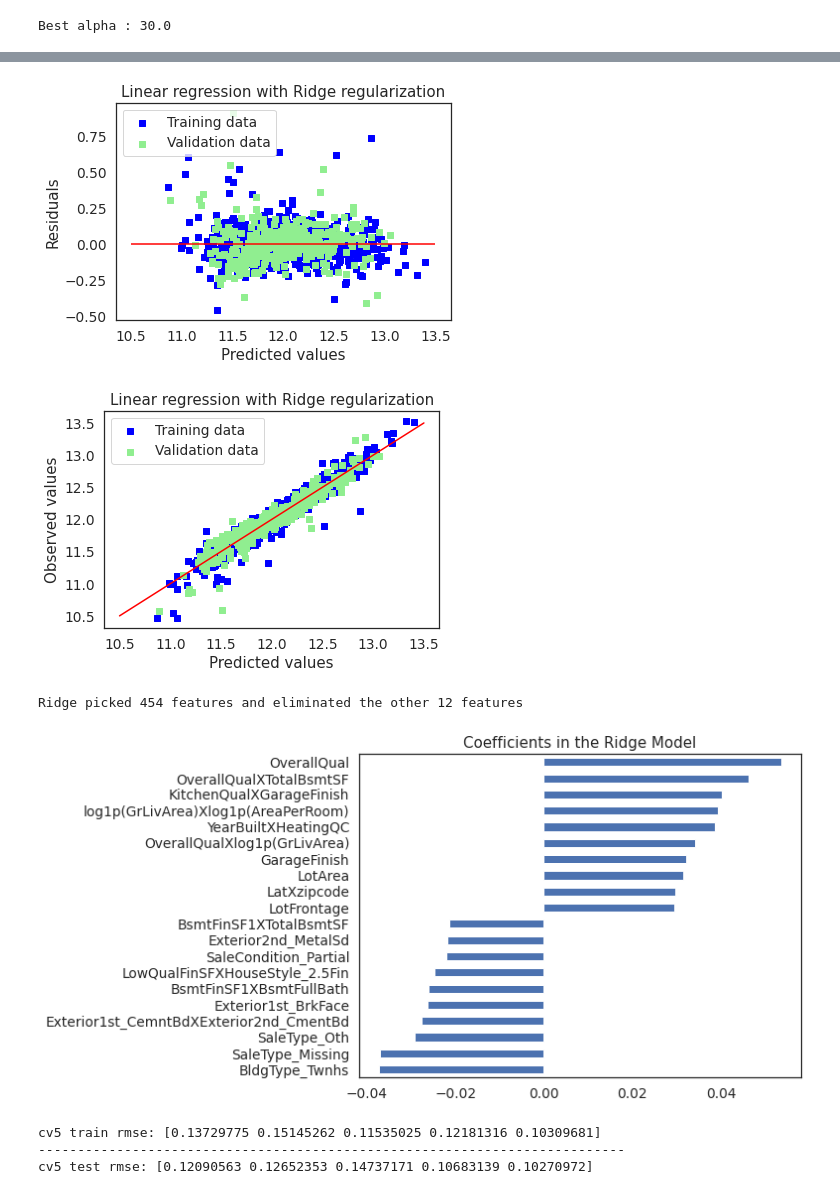
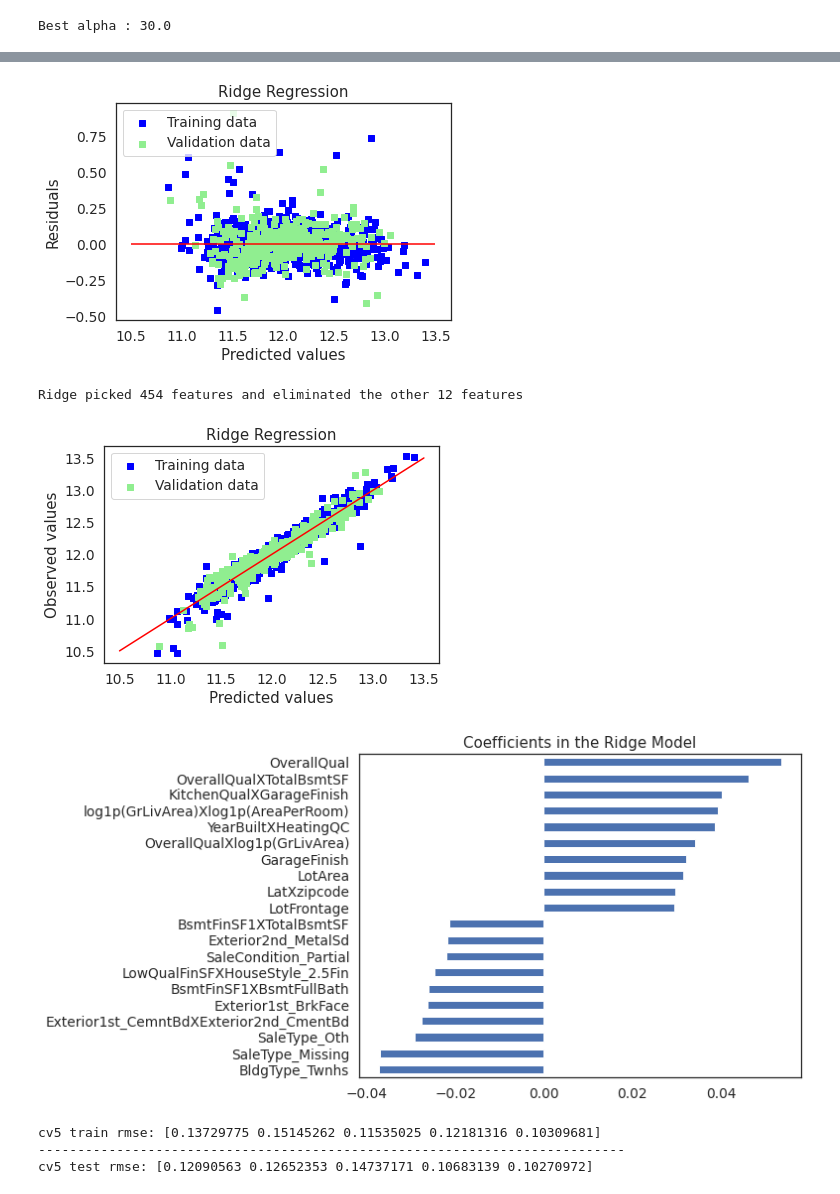
Before and after one commit to limbachia/House-Price-Prediction, a Jupyter notebook: 03-model-building.ipynb, the cells around one changed output, grey strips where cells are left out. Cells and saved outputs as stored; diff of their text form; code cells hidden in the pictures.

```diff
--- a/03-model-building.ipynb
+++ b/03-model-building.ipynb
@@ -233,39 +252,20 @@ RMSE orig price: 21875.029768416825
 # %%
-y_train_rdg = ridge.predict(X_train_preproc)
-y_test_rdg = ridge.predict(X_test_preproc)
-
-# Plot residuals
-plt.scatter(y_train_rdg, y_train_rdg - y_train, c = "blue", marker = "s", label = "Training data")
-plt.scatter(y_test_rdg, y_test_rdg - y_test, c = "lightgreen", marker = "s", label = "Validation data")
-plt.title("Linear regression with Ridge regularization")
-plt.xlabel("Predicted values")
-plt.ylabel("Residuals")
-plt.legend(loc = "upper left")
-plt.hlines(y = 0, xmin = 10.5, xmax = 13.5, color = "red")
-plt.show()
-
-# Plot predictions
-plt.scatter(y_train_rdg, y_train, c = "blue", marker = "s", label = "Training data")
-plt.scatter(y_test_rdg, y_test, c = "lightgreen", marker = "s", label = "Validation data")
-plt.title("Linear regression with Ridge regularization")
-plt.xlabel("Predicted values")
-plt.ylabel("Observed values")
-plt.legend(loc = "upper left")
-plt.plot([10.5, 13.5], [10.5, 13.5], c = "red")
-plt.show()
+# Plot residuals and predicted value plots
+plot(ridge,"Ridge Regression",X_train_preproc,X_test_preproc,y_train,y_test)
 
 # Plot important coefficients
+plt.figure()
 coefs = pd.Series(ridge.coef_, index = X_train.columns)
 print("Ridge picked " + str(sum(coefs != 0)) + " features and eliminated the other " +  \
       str(sum(coefs == 0)) + " features")
 imp_coefs = pd.concat([coefs.sort_values().head(10),
                      coefs.sort_values().tail(10)])
 imp_coefs.plot(kind = "barh",figsize=(8,6))
 plt.title("Coefficients in the Ridge Model");
 # %% [output]
-[figure, old version]
+[figure, new version]
+Ridge picked 454 features and eliminated the other 12 features
-[figure, old version]
+[figure, new version]
-Ridge picked 454 features and eliminated the other 12 features
 [figure]
 # %%
 cv5_train_rmse =  cv_rmse(ridge, X_train_preproc, y_train, cv=5)
```
Also changed, not shown: parts of 36 cells of this notebook, 1 other file.
